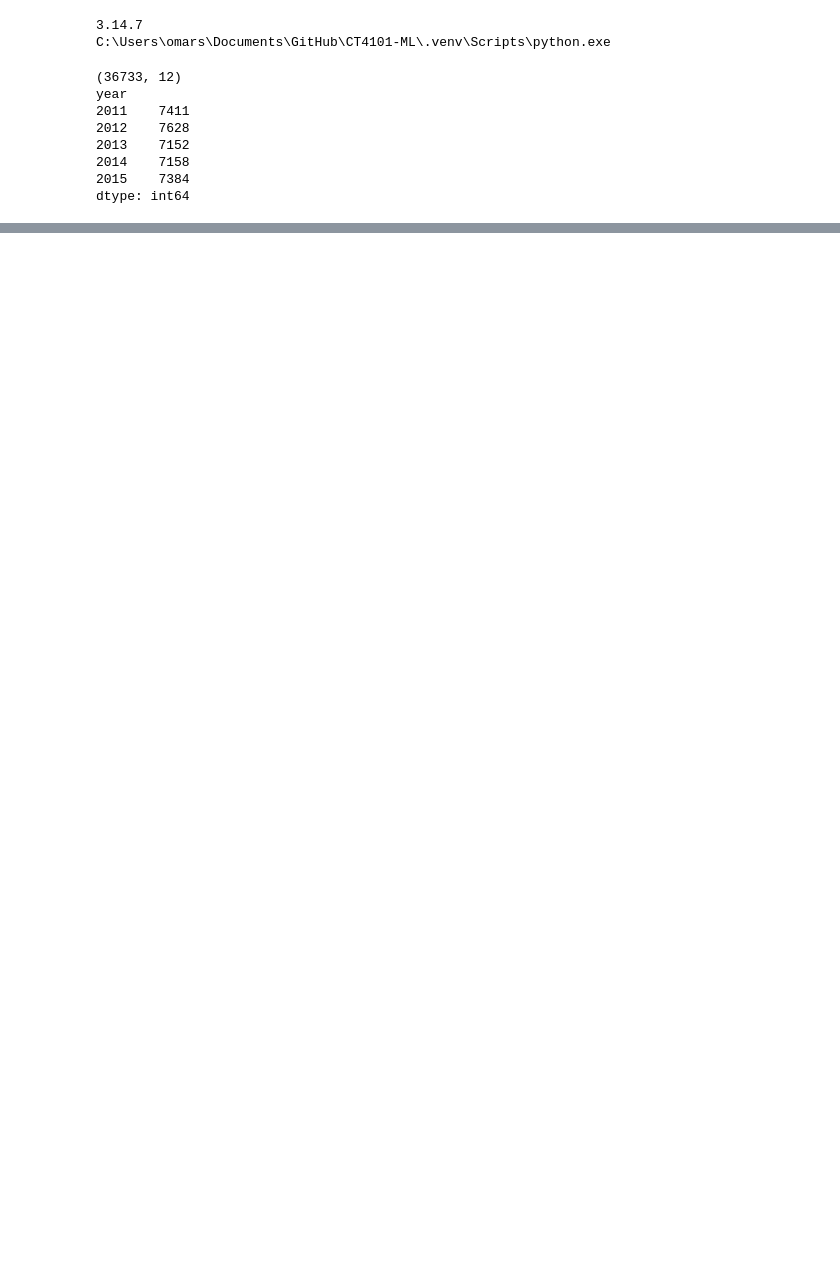
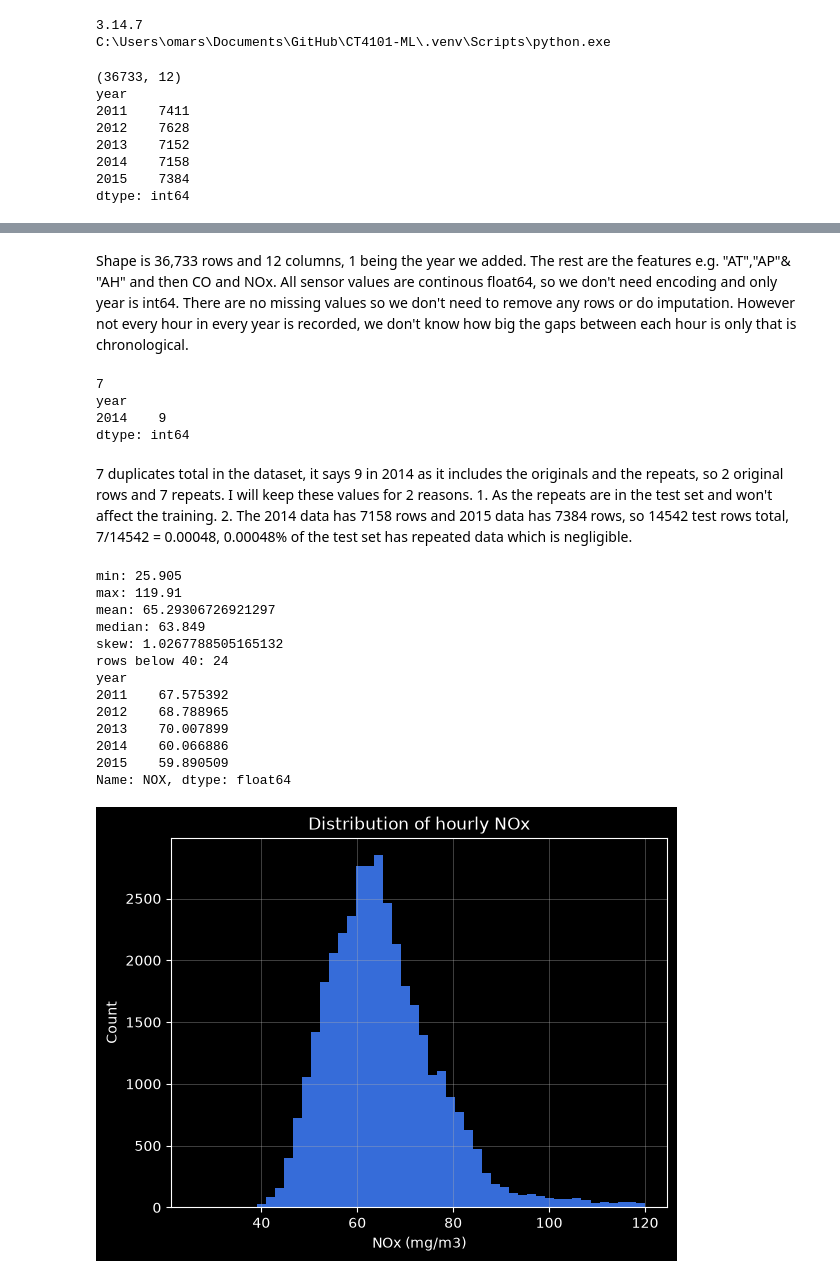
Before and after one commit to TripO7/CT4101-ML, a Jupyter notebook: notebooks/01_data_audit_and_baseline.ipynb, the cells around one changed output, grey strips where cells are left out. Saved outputs shown, nothing was run; the diff lists cells and outputs as text; code cells hidden in the pictures; blank space fills up the shorter version.

Commit message:
data audit

```diff
--- a/notebooks/01_data_audit_and_baseline.ipynb
+++ b/notebooks/01_data_audit_and_baseline.ipynb
@@ -36,0 +63,44 @@ dtype: int64
+# %% [markdown]
+Shape is 36,733 rows and 12 columns, 1 being the year we added. The rest are the features e.g. "AT","AP"& "AH" and then CO and NOx. All sensor values are continous float64, so we don't need encoding and only year is int64. There are no missing values so we don't need to remove any rows or do imputation. However not every hour in every year is recorded, we don't know how big the gaps between each hour is only that is chronological.
+# %%
+# Duplicates
+print(df.duplicated().sum())
+print(df[df.duplicated(keep=False)].groupby("year").size())
+# %% [output]
+7
+year
+2014    9
+dtype: int64
+# %% [markdown]
+7 duplicates total in the dataset, it says 9 in 2014 as it includes the originals and the repeats, so 2 original rows and 7 repeats. I will keep these values for 2 reasons. 1. As the repeats are in the test set and won't affect the training. 2. The 2014 data has 7158 rows and 2015 data has 7384 rows, so 14542 test rows total, 7/14542 = 0.00048, 0.00048% of the test set has repeated data which is negligible.
+# %%
+# Target distribution
+import matplotlib.pyplot as plt
+
+target = df[TARGET]
+
+print("min:", target.min())
+print("max:", target.max())
+print("mean:", target.mean())
+print("median:", target.median())
+print("skew:", target.skew())
+print("rows below 40:", (target < 40).sum())
+print(target.groupby(df["year"]).mean())
+
+target.hist(bins=50)
+plt.xlabel("NOx (mg/m3)"); plt.ylabel("Count"); plt.title("Distribution of hourly NOx"); plt.show()
+# %% [output]
+min: 25.905
+max: 119.91
+mean: 65.29306726921297
+median: 63.849
+skew: 1.0267788505165132
+rows below 40: 24
+year
+2011    67.575392
+2012    68.788965
+2013    70.007899
+2014    60.066886
+2015    59.890509
+Name: NOX, dtype: float64
+[figure, added]
```
Also changed, not shown: parts of 6 cells of this notebook.
